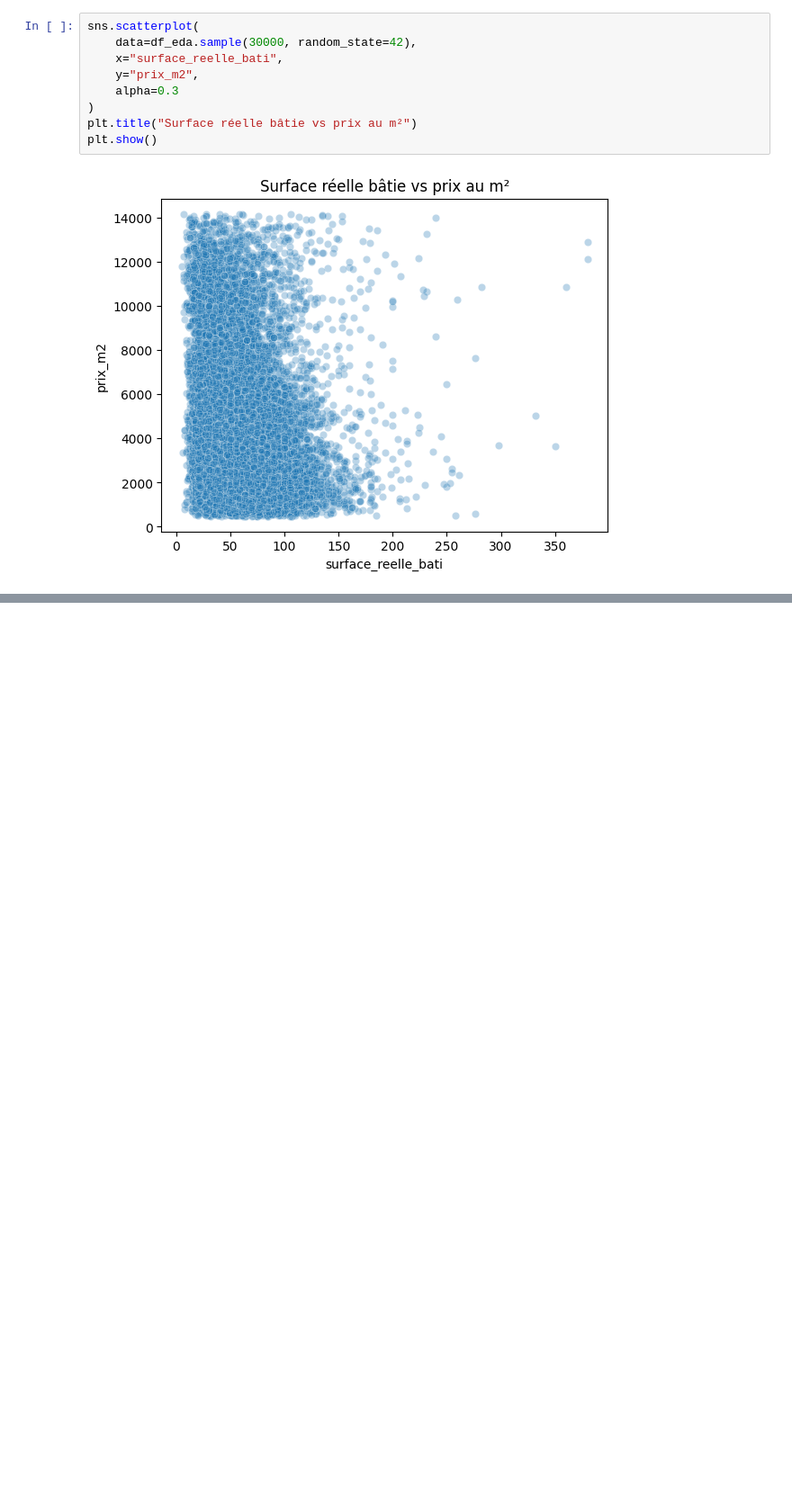
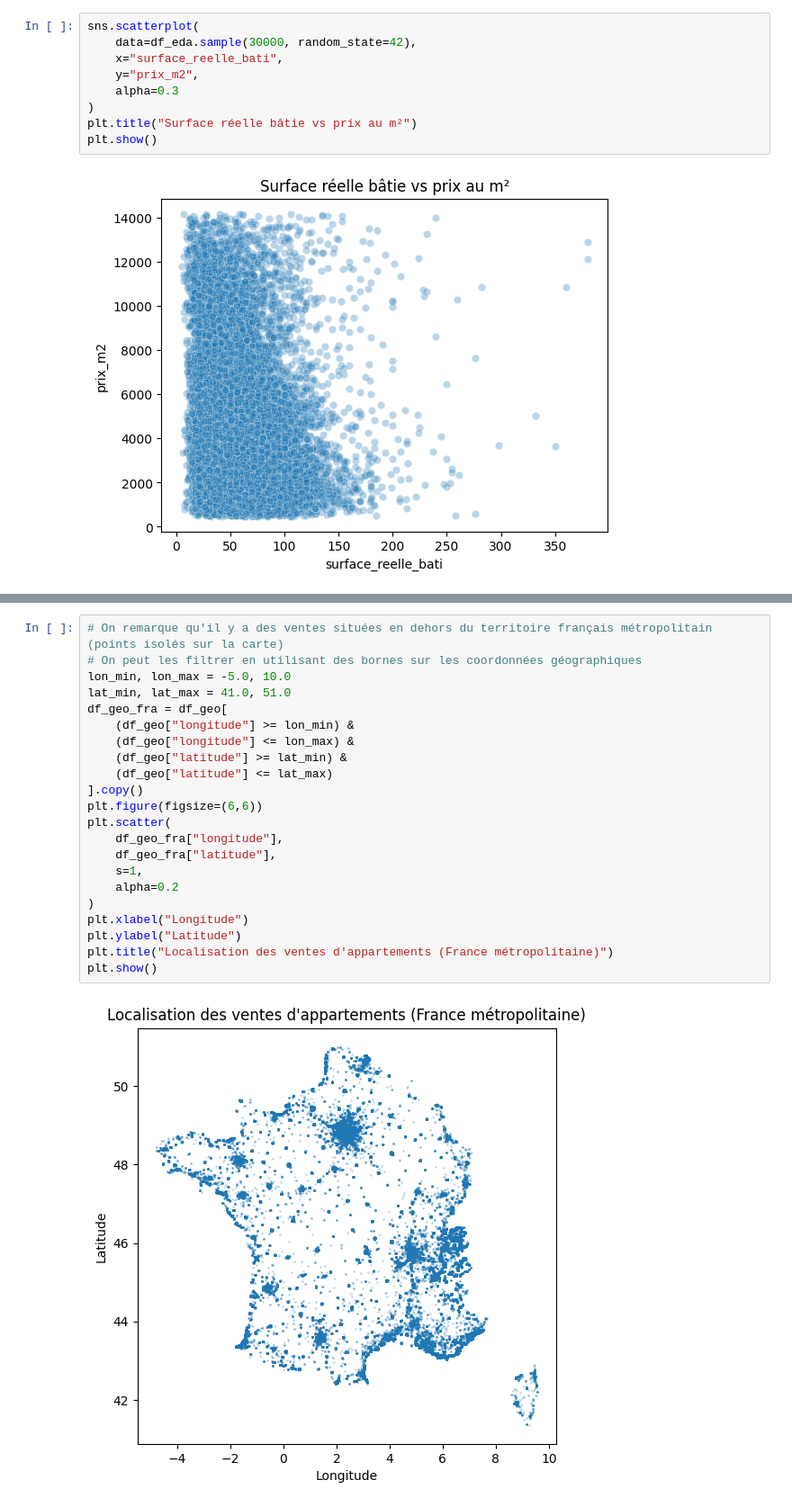
Before and after one commit to standemdem/compagnon-immobilier, a Jupyter notebook: notebooks/06_EDA_finale_appartements.ipynb, the cells around one changed output, grey strips where cells are left out. Shown at 90% size. Drawn from its saved outputs; the diff is of its cells as text; blank space fills up the shorter version.

Commit message:
EDA géographique

```diff
--- a/notebooks/06_EDA_finale_appartements.ipynb
+++ b/notebooks/06_EDA_finale_appartements.ipynb
@@ -241,0 +367,24 @@ plt.show()
+# %%
+# On remarque qu'il y a des ventes situées en dehors du territoire français métropolitain (points isolés sur la carte)
+# On peut les filtrer en utilisant des bornes sur les coordonnées géographiques
+lon_min, lon_max = -5.0, 10.0
+lat_min, lat_max = 41.0, 51.0
+df_geo_fra = df_geo[
+    (df_geo["longitude"] >= lon_min) &
+    (df_geo["longitude"] <= lon_max) &
+    (df_geo["latitude"] >= lat_min) &
+    (df_geo["latitude"] <= lat_max)
+].copy()
+plt.figure(figsize=(6,6))
+plt.scatter(
+    df_geo_fra["longitude"],
+    df_geo_fra["latitude"],
+    s=1,
+    alpha=0.2
+)
+plt.xlabel("Longitude")
+plt.ylabel("Latitude")
+plt.title("Localisation des ventes d'appartements (France métropolitaine)")
+plt.show()
+# %% [output]
+[figure, added]
```
Also changed, not shown: parts of 12 cells of this notebook.
